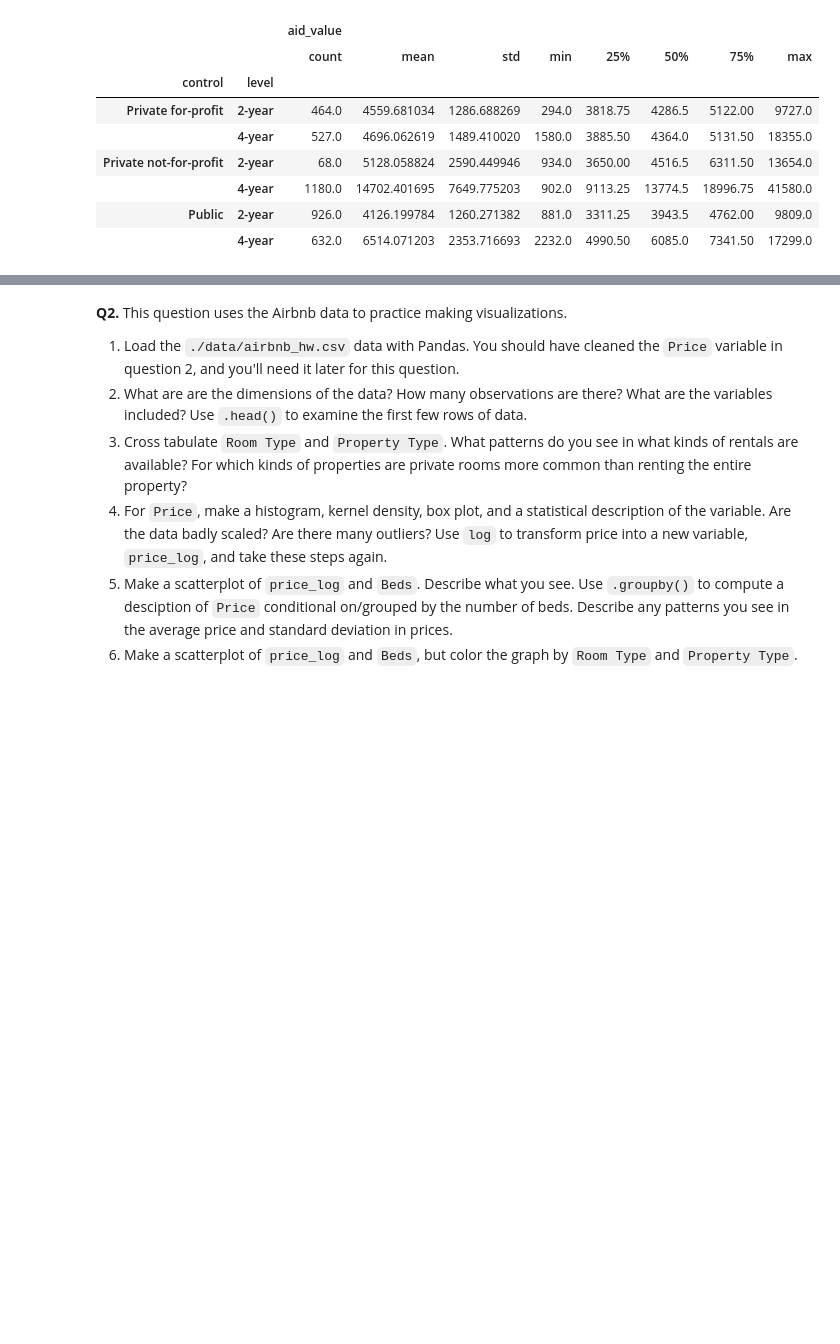
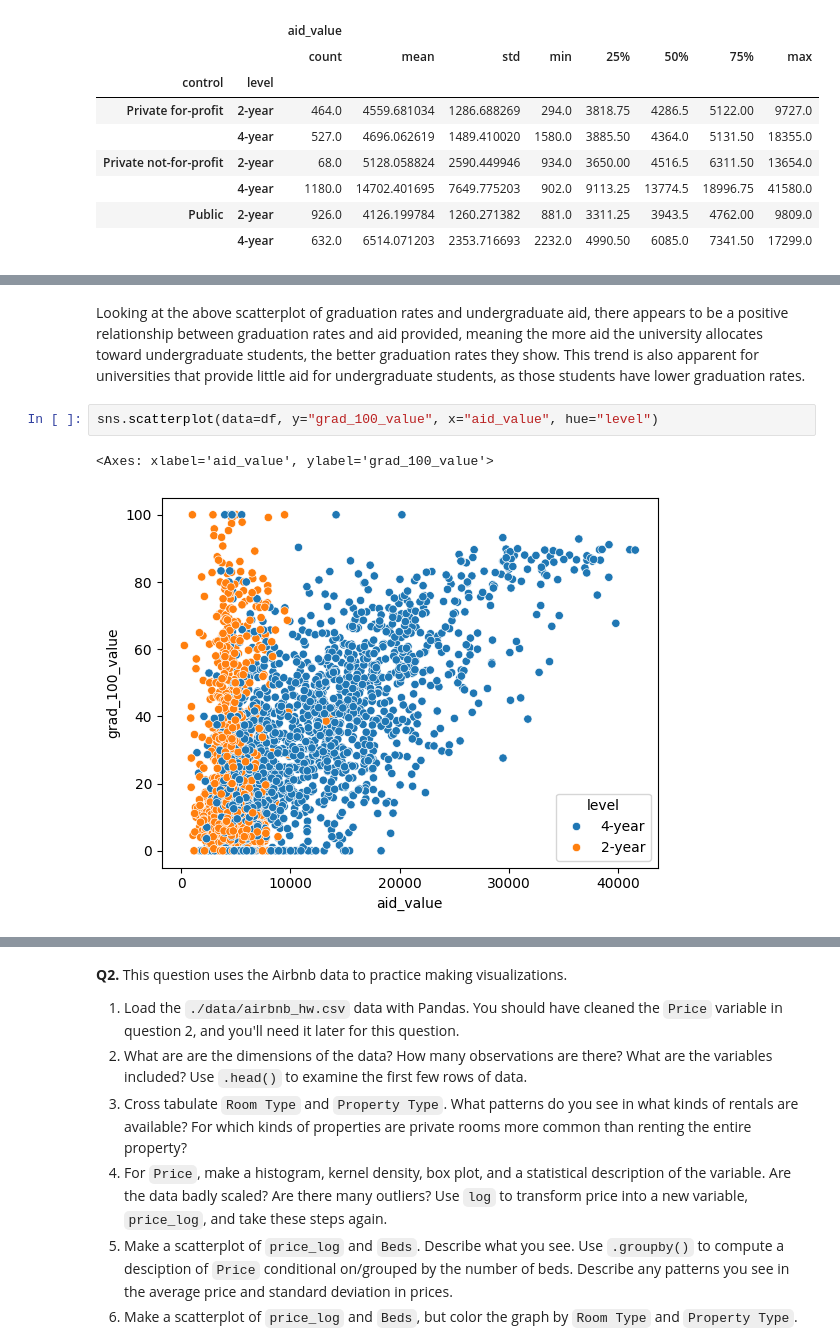
Before and after one commit to kelseymatsik/visualization, a Jupyter notebook: assignment/assignment.ipynb, the cells around one changed output, grey strips where cells are left out. Saved outputs shown, nothing was run; the diff lists cells and outputs as text; blank space fills up the shorter version.

```diff
--- a/assignment/assignment.ipynb
+++ b/assignment/assignment.ipynb
@@ -153,0 +159,7 @@ df.loc[:,["aid_value", "level", "control"]].groupby(["control", "level"]).descri
+# %% [markdown]
+Looking at the above scatterplot of graduation rates and undergraduate aid, there appears to be a positive relationship between graduation rates and aid provided, meaning the more aid the university allocates toward undergraduate students, the better graduation rates they show. This trend is also apparent for universities that provide little aid for undergraduate students, as those students have lower graduation rates.
+# %%
+sns.scatterplot(data=df, y="grad_100_value", x="aid_value", hue="level")
+# %% [output]
+<Axes: xlabel='aid_value', ylabel='grad_100_value'>
+[figure, added]
```
Also changed, not shown: parts of 6 cells of this notebook.
